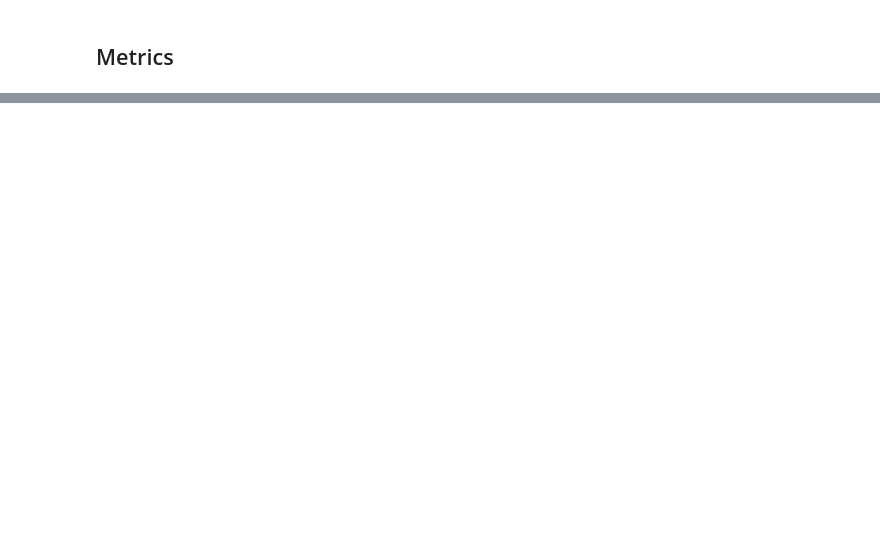
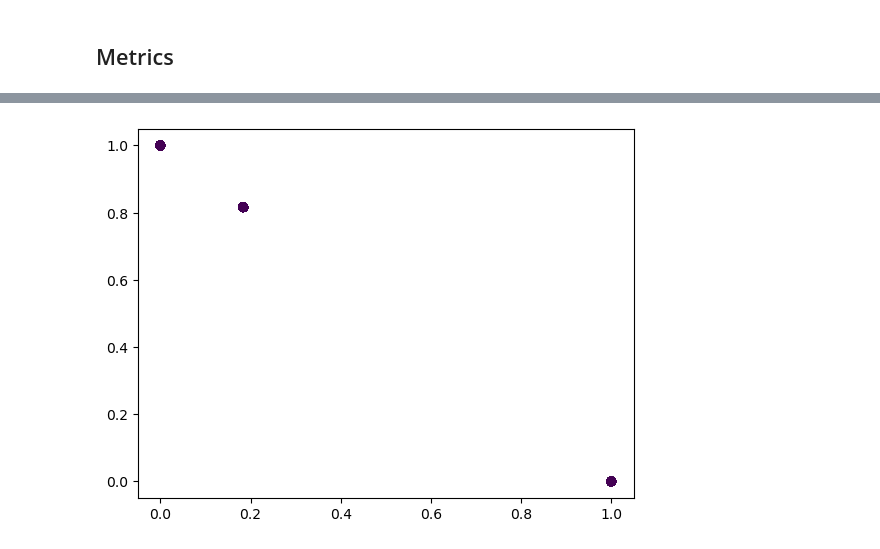
Before and after one commit to ithomasdev/ITCS6100_group6, a Jupyter notebook: BigData Final ProjectGrp6.ipynb, the cells around one changed output, grey strips where cells are left out. Cells and saved outputs as stored; diff of their text form; code cells hidden in the pictures; blank space fills up the shorter version.

```diff
--- a/BigData Final ProjectGrp6.ipynb
+++ b/BigData Final ProjectGrp6.ipynb
@@ -190,0 +239,9 @@ Name: lifting_events, Length: 423006, dtype: float64
+# %%
+# Obtain the cluster assignments of each data point
+labels = kmeans.labels_
+
+# Plot the data points with different colors for each cluster
+plt.scatter(cluster_data_imputed[:, 0], cluster_data_imputed[:, 1], c=labels)
+plt.show()
+# %% [output]
+[figure, added]
```
Also changed, not shown: parts of 17 cells of this notebook.
